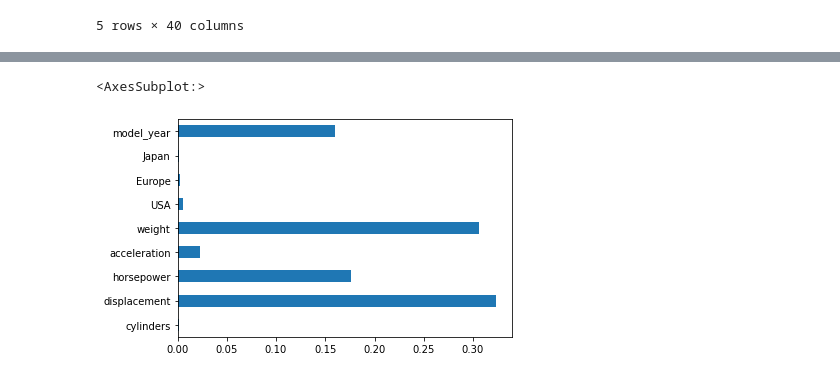
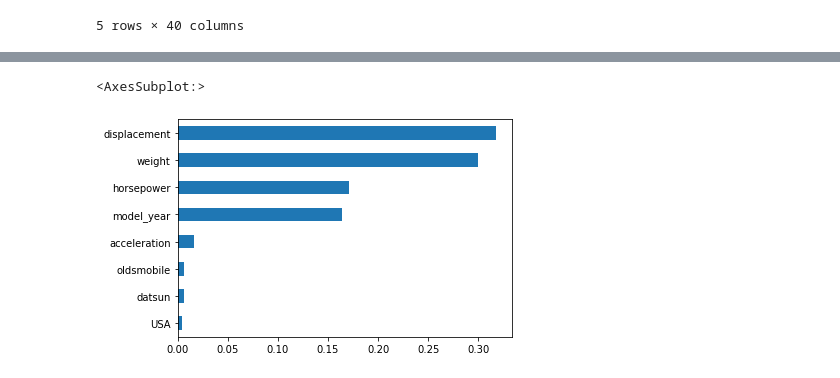
Before and after one commit to jsparraq/mpg-prediction, a Jupyter notebook: Machine learning model.ipynb, the cells around one changed output, grey strips where cells are left out. Saved outputs shown, nothing was run; the diff lists cells and outputs as text; code cells hidden in the pictures.

```diff
--- a/Machine learning model.ipynb
+++ b/Machine learning model.ipynb
@@ -28,4 +28,8 @@ X = auto_mpg_data[features_second]
 Y = auto_mpg_data['mpg']
 # %%
-X = StandardScaler().fit_transform(X)
-X_train,X_test,y_train,y_test=train_test_split(X,Y,test_size = 0.3,random_state=324)
+X_train, X_test, y_train, y_test=train_test_split(X,Y,test_size = 0.3,random_state=324)
+
+standard_scaler = StandardScaler()
+
+X_train = standard_scaler.fit_transform(X_train)
+X_test = standard_scaler.transform(X_test)
@@ -40,6 +49,0 @@ print(rmse)
-# %%
-gb_regressor = GradientBoostingRegressor(n_estimators=5000)
-gb_regressor.fit(X_train,y_train)
-y_predicted_gbr = gb_regressor.predict(X_test)
-rmse_bgr = sqrt(mean_squared_error(y_true=y_test,y_pred=y_predicted_gbr))
-rmse_bgr
@@ -47,0 +60,25 @@ rmse_bgr
+# %%
+elbow_plot = {'rmse': [], 'model': [], 'y_predicted': [], 'learning_rate': []}
+for estimator in [200, 500, 1000, 2000, 3000, 4000, 5000, 6000, 7000]:
+    for rate in [0.1, 0.01, 0.001, 0.0001]:
+        gb_regressor = GradientBoostingRegressor(n_estimators=estimator, learning_rate=rate)
+        gb_regressor.fit(X_train,y_train)
+        y_predicted_gbr = gb_regressor.predict(X_test)
+        rmse_bgr = sqrt(mean_squared_error(y_true=y_test,y_pred=y_predicted_gbr))
+        elbow_plot['rmse'].append(rmse_bgr)
+        elbow_plot['model'].append(gb_regressor)
+        elbow_plot['y_predicted'].append(y_predicted_gbr)
+        elbow_plot['learning_rate'].append(rate)
+
+trained_models = pd.DataFrame.from_dict(elbow_plot)
+trained_models.sort_values('rmse', inplace=True)
+trained_models.reset_index(drop=True, inplace=True)
+# %%
+gb_regressor = trained_models.iloc[0]['model']
+y_predicted = trained_models.iloc[0]['y_predicted']
+learning_rate = trained_models.iloc[0]['learning_rate']
+rmse = trained_models.iloc[0]['rmse']
+
+fi= pd.Series(gb_regressor.feature_importances_,index=features)
+fi.sort_values(inplace=True)
+fi.plot.barh()
@@ -48,6 +88,5 @@ rmse_bgr
 # %%
-fi= pd.Series(gb_regressor.feature_importances_,index=features_second)
-fi.plot.barh()
+fi[fi > 0.002].plot.barh()
 # %% [output]
 <AxesSubplot:>
-[figure, old version]
+[figure, new version]
```
Also changed, not shown: parts of 12 cells of this notebook, 1 other file.
